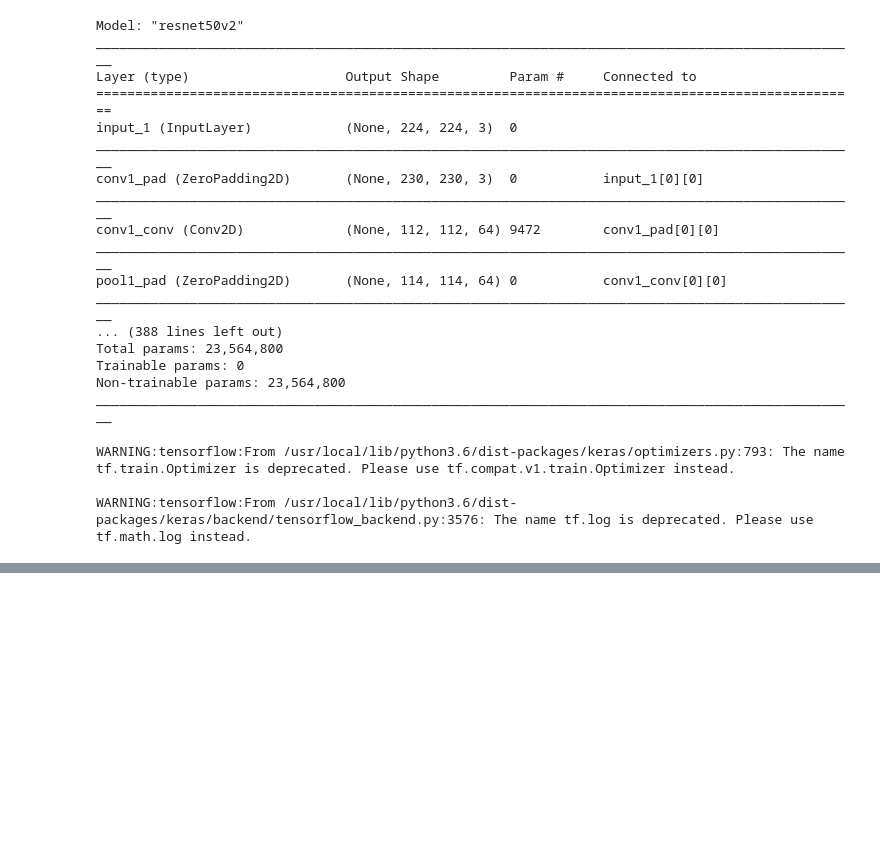
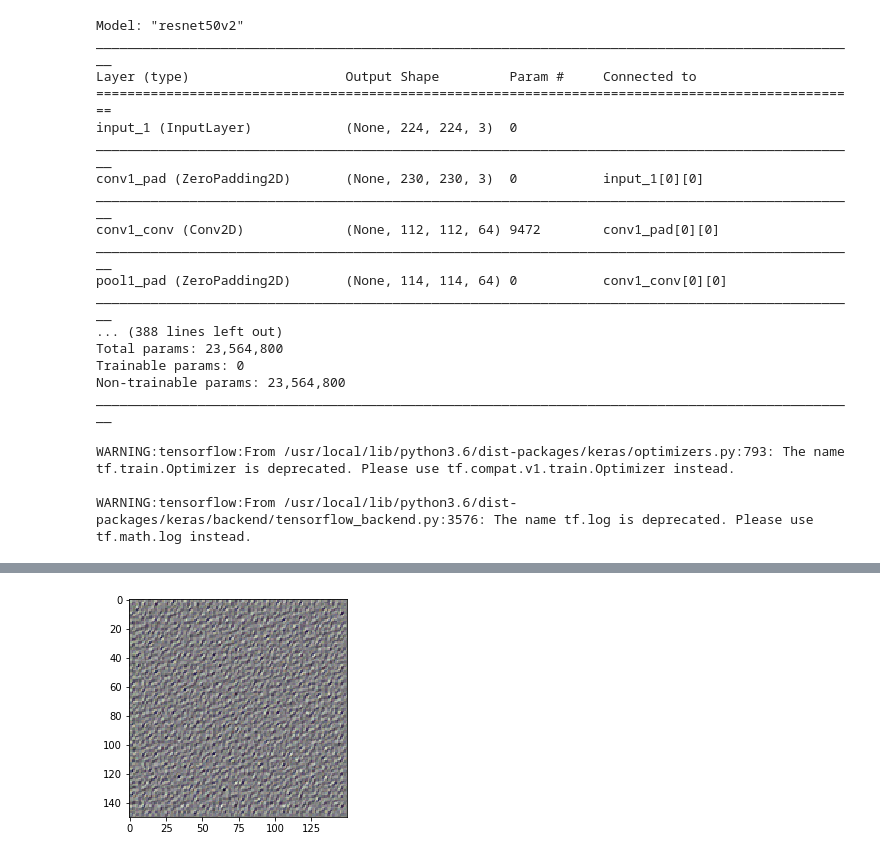
Before and after one commit to sraminics/CMPE297, a Jupyter notebook: DogBreedClassifier.ipynb, the cells around one changed output, grey strips where cells are left out. Saved outputs shown, nothing was run; the diff lists cells and outputs as text; code cells hidden in the pictures; blank space fills up the shorter version.

```diff
--- a/DogBreedClassifier.ipynb
+++ b/DogBreedClassifier.ipynb
@@ -239,0 +453,47 @@ plt.show()
+# %%
+def deprocess_image(x):
+    # normalize tensor: center on 0., ensure std is 0.1
+    x -= x.mean()
+    x /= (x.std() + 1e-5)
+    x *= 0.1
+
+    # clip to [0, 1]
+    x += 0.5
+    x = np.clip(x, 0, 1)
+
+    # convert to RGB array
+    x *= 255
+    x = np.clip(x, 0, 255).astype('uint8')
+    return x
+# %%
+def generate_pattern(layer_name, filter_index, size=150):
+    # Build a loss function that maximizes the activation
+    # of the nth filter of the layer considered.
+    layer_output = model.get_layer(layer_name).output
+    loss = K.mean(layer_output[:, :, :, filter_index])
+
+    # Compute the gradient of the input picture wrt this loss
+    grads = K.gradients(loss, model.input)[0]
+
+    # Normalization trick: we normalize the gradient
+    grads /= (K.sqrt(K.mean(K.square(grads))) + 1e-5)
+
+    # This function returns the loss and grads given the input picture
+    iterate = K.function([model.input], [loss, grads])
+
+    # We start from a gray image with some noise
+    input_img_data = np.random.random((1, size, size, 3)) * 20 + 128.
+
+    # Run gradient ascent for 40 steps
+    step = 1.
+    for i in range(40):
+        loss_value, grads_value = iterate([input_img_data])
+        input_img_data += grads_value * step
+
+    img = input_img_data[0]
+    return deprocess_image(img)
+# %%
+plt.imshow(generate_pattern('conv2_block3_1_conv', 0))
+plt.show()
+# %% [output]
+[figure, added]
```
Also changed, not shown: parts of 27 cells of this notebook.
